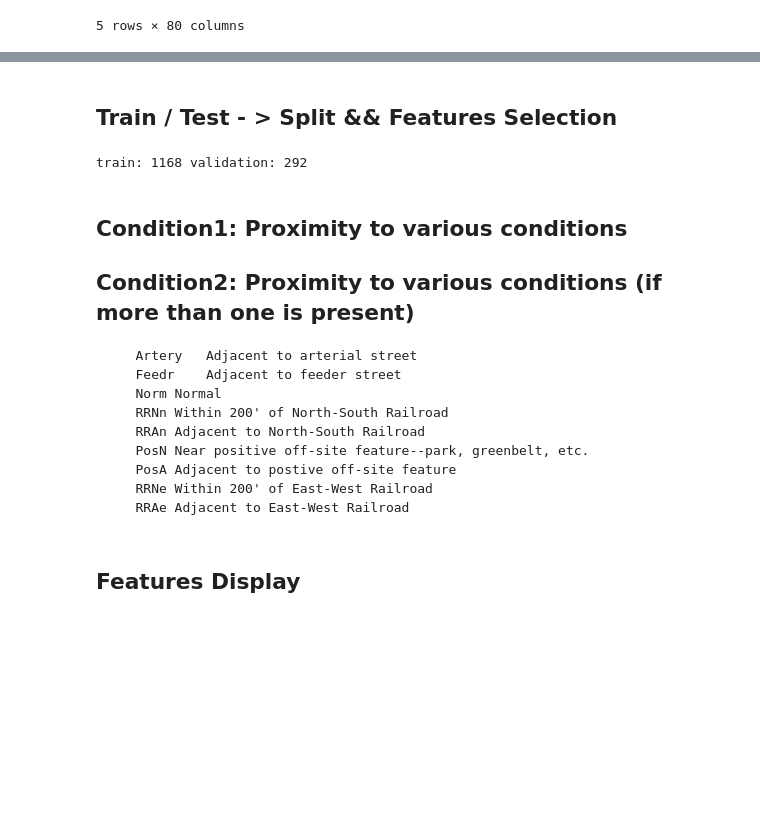
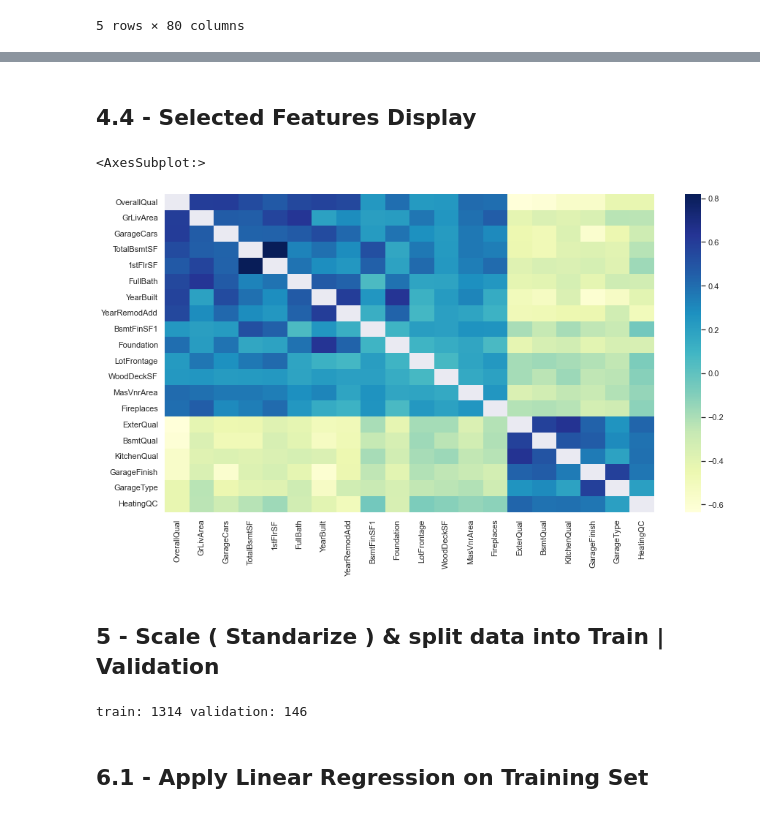
Before and after one commit to ibrahim-Sobh/data_science_in_production, a Jupyter notebook: notebooks/ house-prices-modeling.ipynb, the cells around one changed output, grey strips where cells are left out. Saved outputs shown, nothing was run; the diff lists cells and outputs as text; code cells hidden in the pictures; blank space fills up the shorter version.

```diff
--- a/notebooks/ house-prices-modeling.ipynb
+++ b/notebooks/ house-prices-modeling.ipynb
@@ -60,0 +75,2 @@ dtype: float64
+# %%
+train_data.drop(["PoolQC", "MiscFeature","Alley","Fence","FireplaceQu"], axis = 1, inplace = True)
@@ -60,0 +185,7 @@ dtype: float64
+# %%
+train_data['LotFrontage'].fillna(int(train_data['LotFrontage'].mean()), inplace=True)
+train_data['MasVnrArea'].fillna(int(train_data['MasVnrArea'].mean()), inplace=True)
+train_data['SalePrice'].fillna(int(train_data['SalePrice'].mean()), inplace=True)
+train_data['BsmtFinSF1'].fillna(int(train_data['BsmtFinSF1'].mean()), inplace=True)
+train_data['GarageYrBlt'].interpolate(method ='linear', limit_direction ='backward', inplace=True)
+train_data.isnull().sum().sort_values(ascending=False).head(10) / len(train_data) *100
@@ -60,0 +257,15 @@ dtype: float64
+# %%
+list_of_columns =["OverallQual","GrLivArea","GarageCars","GarageArea","TotalBsmtSF",
+                  "1stFlrSF","FullBath","TotRmsAbvGrd","YearBuilt","YearRemodAdd",
+                  "MasVnrArea","GarageYrBlt","Fireplaces","BsmtFinSF1","Foundation",
+                  "LotFrontage","WoodDeckSF","2ndFlrSF","OpenPorchSF","HalfBath",
+                  "ExterQual","BsmtQual","KitchenQual","GarageFinish","GarageType","HeatingQC"]
+
+
+X = train_data[list_of_columns]
+y = train_data.SalePrice
+corr = X.corr()
+sns.set(rc = {'figure.figsize':(15,8)})
+
+
+sns.heatmap(corr,mask=corr > 0.8,cmap="YlGnBu")
@@ -61,27 +280,30 @@ dtype: float64
+# %% [markdown]
+## 4.4 - Selected Features Display
+# %%
+list_of_columns =["OverallQual","GrLivArea","GarageCars","TotalBsmtSF","1stFlrSF",
+                  "FullBath","YearBuilt","YearRemodAdd","BsmtFinSF1","Foundation",
+                  "LotFrontage","WoodDeckSF","MasVnrArea","Fireplaces",
+                  "ExterQual","BsmtQual","KitchenQual","GarageFinish","GarageType","HeatingQC"]
+
+
+X = train_data[list_of_columns]
+y = train_data.SalePrice
+corr = X.corr()
+sns.heatmap(corr,mask=corr > 0.85,cmap="YlGnBu")
+# %% [output]
+<AxesSubplot:>
+[figure, added]
 # %% [markdown]
-## Train / Test - > Split  &&  Features Selection
+## 5 -  Scale ( Standarize ) &  split data into Train | Validation
 # %%
-y = train_data.SalePrice
-X = train_data[["LotArea","OpenPorchSF","GarageArea","Condition1","Condition2"]]
-X_train, X_val, y_train, y_val = train_test_split(X, y,
-                                                  test_size=0.2,
+scalar =preprocessing.StandardScaler()
+X_scaled=pd.DataFrame(scalar.fit_transform(X),columns = X.columns)
+
+X_train, X_val, y_train, y_val = train_test_split(X_scaled, y,
+                                                  test_size=0.1,
                                                  random_state = 42)
 print('train:', len(X_train), 'validation:', len(X_val))
 # %% [output]
-train: 1168 validation: 292
+train: 1314 validation: 146
-# %% [markdown]
-## Condition1: Proximity to various conditions
-
-## Condition2: Proximity to various conditions (if more than one is present)
-
-       Artery	Adjacent to arterial street
-       Feedr	Adjacent to feeder street
-       Norm	Normal
-       RRNn	Within 200' of North-South Railroad
-       RRAn	Adjacent to North-South Railroad
-       PosN	Near positive off-site feature--park, greenbelt, etc.
-       PosA	Adjacent to postive off-site feature
-       RRNe	Within 200' of East-West Railroad
-       RRAe	Adjacent to East-West Railroad
 # %% [markdown]
-## Features Display
+## 6.1 - Apply Linear Regression on Training Set
```
Also changed, not shown: parts of 38 cells of this notebook.
